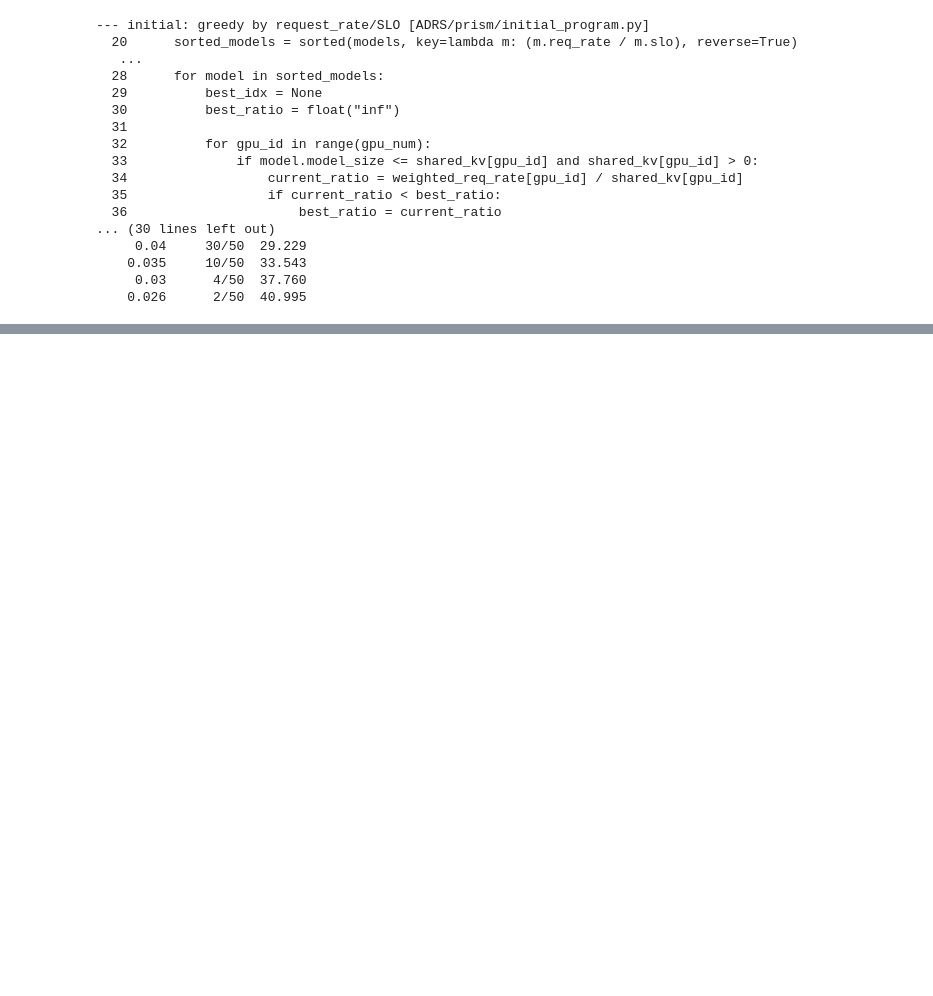
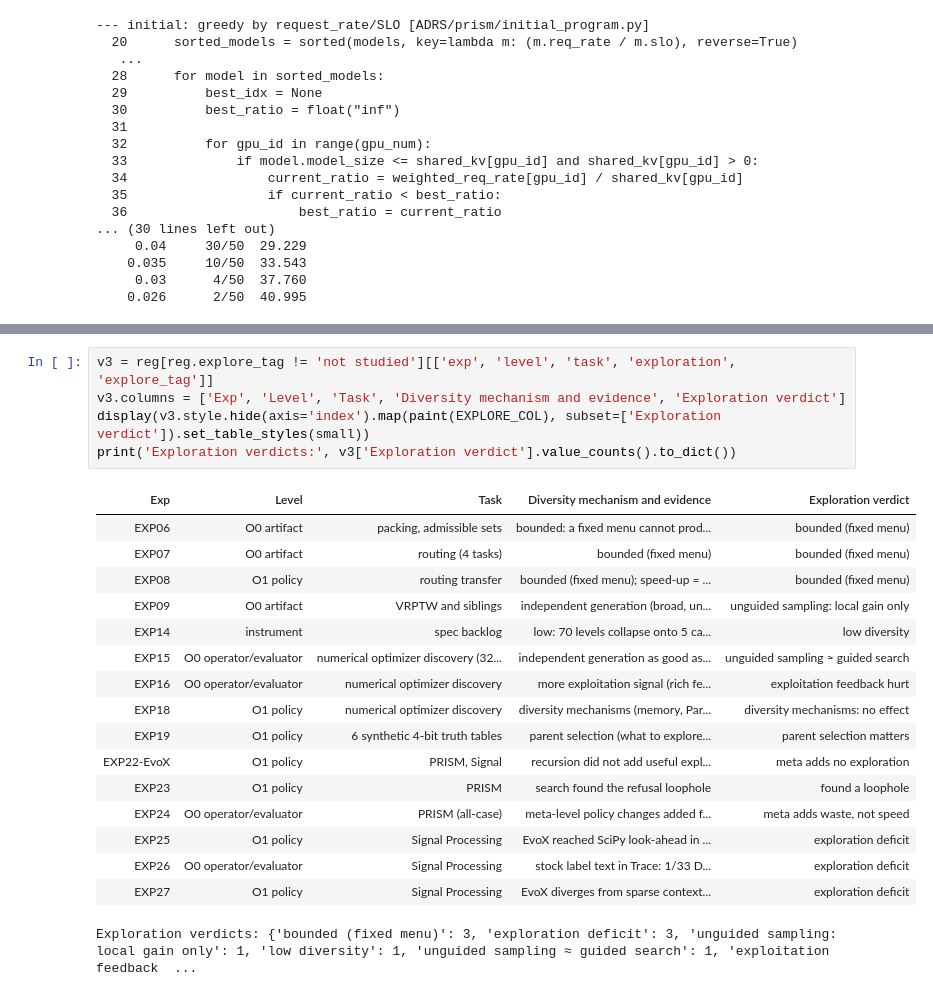
Before and after one commit to doxav/NewTrace, a Jupyter notebook: experiments/recursive_opt/_analysis/retrospective_20261006/key_findings.ipynb, the cells around one changed output, grey strips where cells are left out. Saved outputs shown, nothing was run; the diff lists cells and outputs as text; blank space fills up the shorter version.

```diff
--- a/experiments/recursive_opt/_analysis/retrospective_20261006/key_findings.ipynb
+++ b/experiments/recursive_opt/_analysis/retrospective_20261006/key_findings.ipynb
@@ -386,0 +471,23 @@ print('Refusing hard cases (each solved case placed optimally):'); print('\n'.jo
+# %%
+v3 = reg[reg.explore_tag != 'not studied'][['exp', 'level', 'task', 'exploration', 'explore_tag']]
+v3.columns = ['Exp', 'Level', 'Task', 'Diversity mechanism and evidence', 'Exploration verdict']
+display(v3.style.hide(axis='index').map(paint(EXPLORE_COL), subset=['Exploration verdict']).set_table_styles(small))
+print('Exploration verdicts:', v3['Exploration verdict'].value_counts().to_dict())
+# %% [output]
+| Exp | Level | Task | Diversity mechanism and evidence | Exploration verdict |
+| EXP06 | O0 artifact | packing, admissible sets | bounded: a fixed menu cannot prod... | bounded (fixed menu) |
+| EXP07 | O0 artifact | routing (4 tasks) | bounded (fixed menu) | bounded (fixed menu) |
+| EXP08 | O1 policy | routing transfer | bounded (fixed menu); speed-up = ... | bounded (fixed menu) |
+| EXP09 | O0 artifact | VRPTW and siblings | independent generation (broad, un... | unguided sampling: local gain only |
+| EXP14 | instrument | spec backlog | low: 70 levels collapse onto 5 ca... | low diversity |
+| EXP15 | O0 operator/evaluator | numerical optimizer discovery (32... | independent generation as good as... | unguided sampling ≈ guided search |
+| EXP16 | O0 operator/evaluator | numerical optimizer discovery | more exploitation signal (rich fe... | exploitation feedback hurt |
+| EXP18 | O1 policy | numerical optimizer discovery | diversity mechanisms (memory, Par... | diversity mechanisms: no effect |
+| EXP19 | O1 policy | 6 synthetic 4-bit truth tables | parent selection (what to explore... | parent selection matters |
+| EXP22-EvoX | O1 policy | PRISM, Signal | recursion did not add useful expl... | meta adds no exploration |
+| EXP23 | O1 policy | PRISM | search found the refusal loophole | found a loophole |
+| EXP24 | O0 operator/evaluator | PRISM (all-case) | meta-level policy changes added f... | meta adds waste, not speed |
+| EXP25 | O1 policy | Signal Processing | EvoX reached SciPy look-ahead in ... | exploration deficit |
+| EXP26 | O0 operator/evaluator | Signal Processing | stock label text in Trace: 1/33 D... | exploration deficit |
+| EXP27 | O1 policy | Signal Processing | EvoX diverges from sparse context... | exploration deficit |
+Exploration verdicts: {'bounded (fixed menu)': 3, 'exploration deficit': 3, 'unguided sampling: local gain only': 1, 'low diversity': 1, 'unguided sampling ≈ guided search': 1, 'exploitation feedback  ...
```
Also changed, not shown: parts of 9 cells of this notebook, 2 other files.
